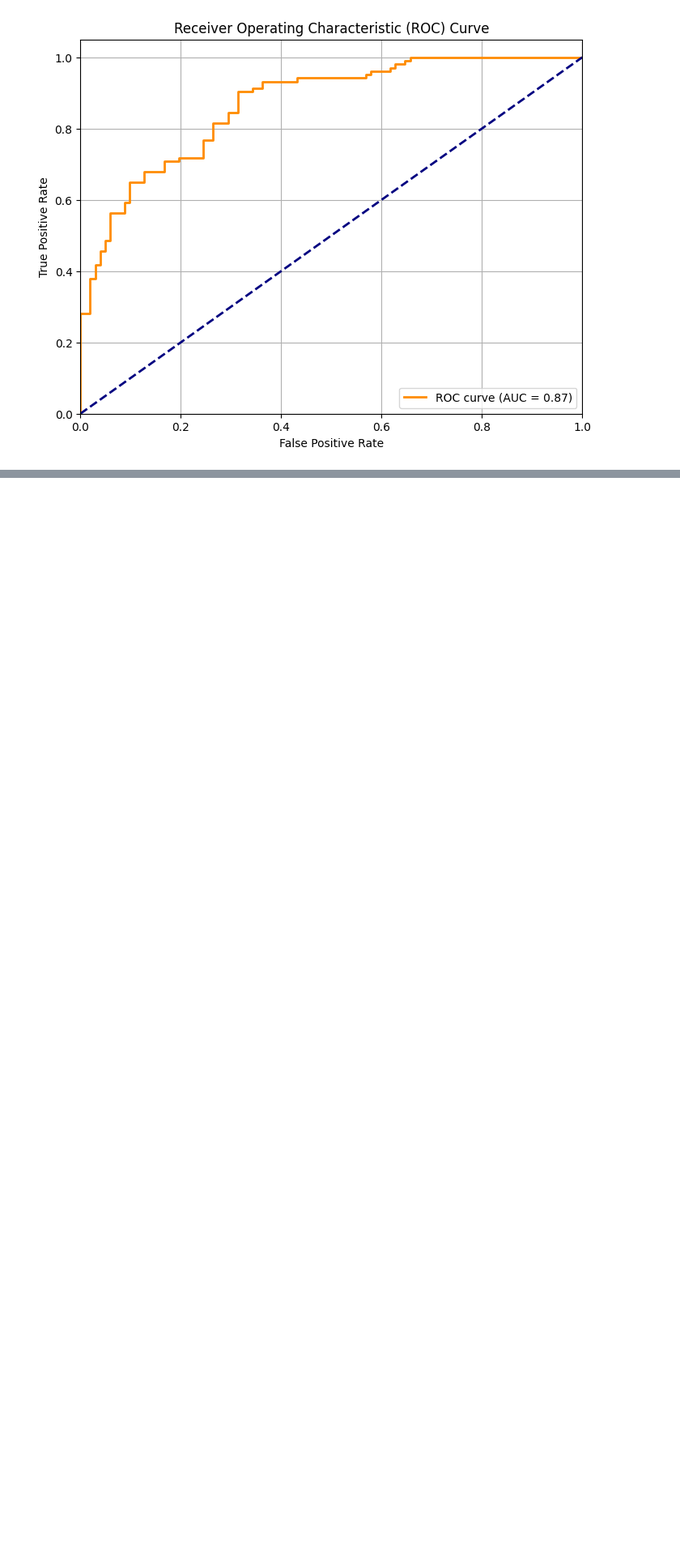
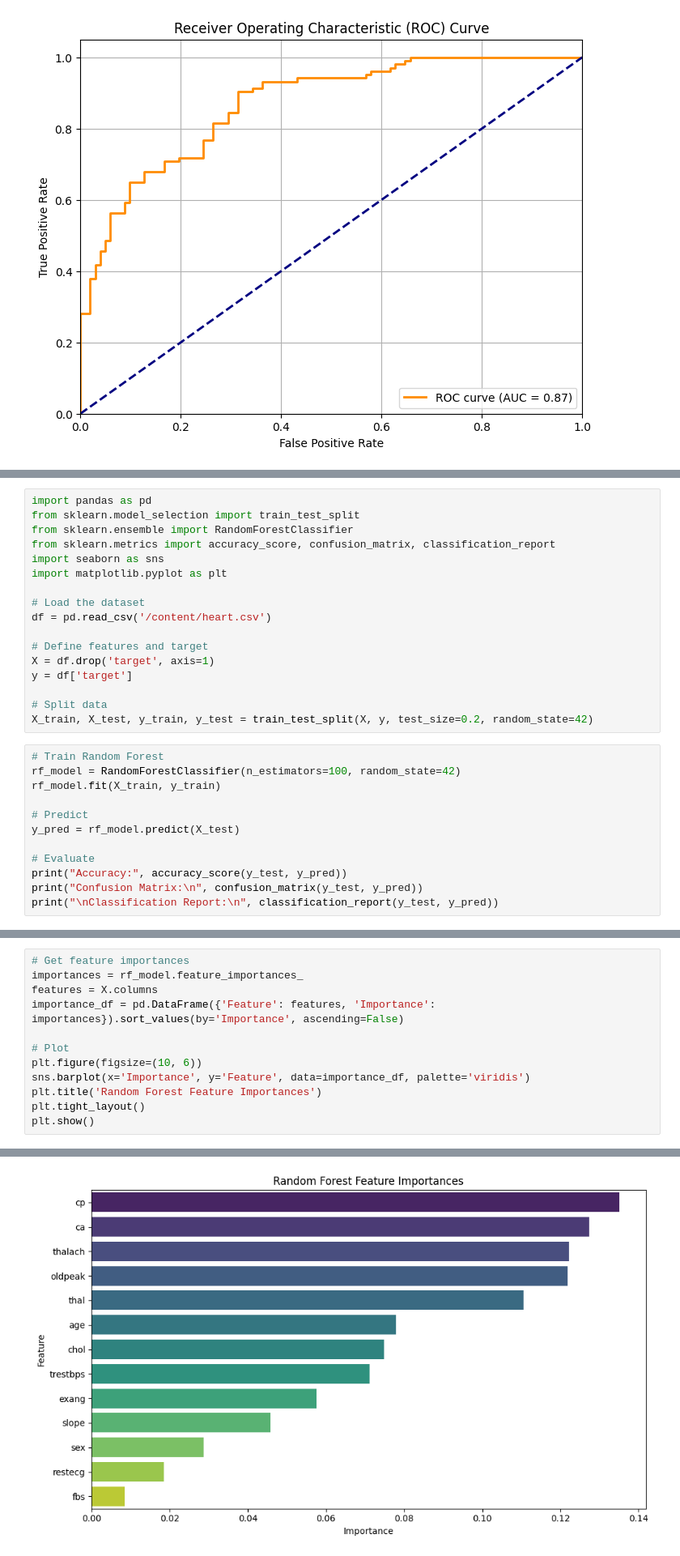
Before and after one commit to IBREEZZ/Code_Academy_Makeen2, a Jupyter notebook: Heart_Disease(logistic_regression).ipynb, the cells around one changed output, grey strips where cells are left out. Shown at 81% size. Drawn from its saved outputs; the diff is of its cells as text; blank space fills up the shorter version.

```diff
--- a/Heart_Disease(logistic_regression).ipynb
+++ b/Heart_Disease(logistic_regression).ipynb
@@ -204,0 +207,29 @@ plt.show()
+# %%
+import pandas as pd
+from sklearn.model_selection import train_test_split
+from sklearn.ensemble import RandomForestClassifier
+from sklearn.metrics import accuracy_score, confusion_matrix, classification_report
+import seaborn as sns
+import matplotlib.pyplot as plt
+
+# Load the dataset
+df = pd.read_csv('/content/heart.csv')
+
+# Define features and target
+X = df.drop('target', axis=1)
+y = df['target']
+
+# Split data
+X_train, X_test, y_train, y_test = train_test_split(X, y, test_size=0.2, random_state=42)
+# %%
+# Train Random Forest
+rf_model = RandomForestClassifier(n_estimators=100, random_state=42)
+rf_model.fit(X_train, y_train)
+
+# Predict
+y_pred = rf_model.predict(X_test)
+
+# Evaluate
+print("Accuracy:", accuracy_score(y_test, y_pred))
+print("Confusion Matrix:\n", confusion_matrix(y_test, y_pred))
+print("\nClassification Report:\n", classification_report(y_test, y_pred))
@@ -204,0 +251,13 @@ plt.show()
+# %%
+# Get feature importances
+importances = rf_model.feature_importances_
+features = X.columns
+importance_df = pd.DataFrame({'Feature': features, 'Importance': importances}).sort_values(by='Importance', ascending=False)
+
+# Plot
+plt.figure(figsize=(10, 6))
+sns.barplot(x='Importance', y='Feature', data=importance_df, palette='viridis')
+plt.title('Random Forest Feature Importances')
+plt.tight_layout()
+plt.show()
+# %% [output]
@@ -204,0 +267 @@ plt.show()
+[figure, added]
```
Also changed, not shown: parts of 5 cells of this notebook.
